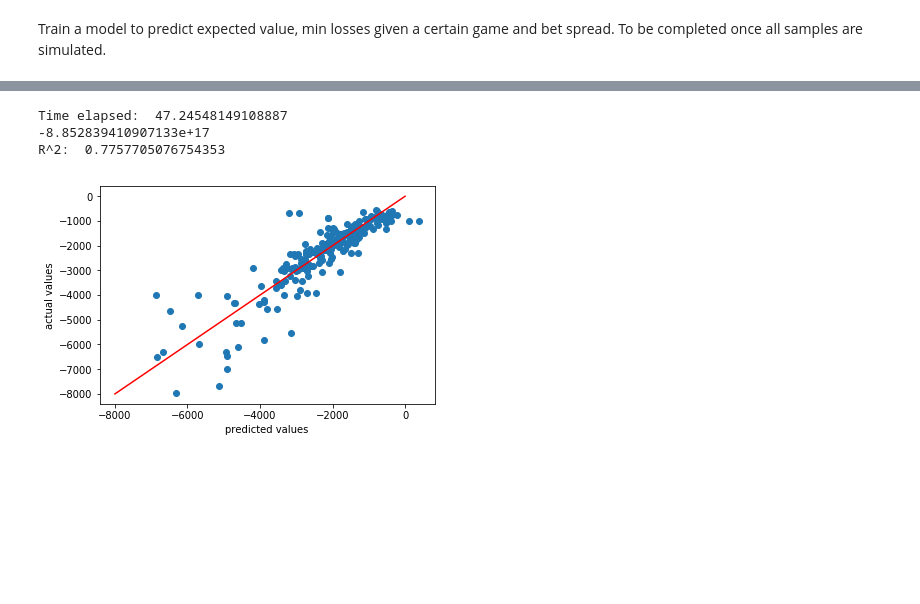
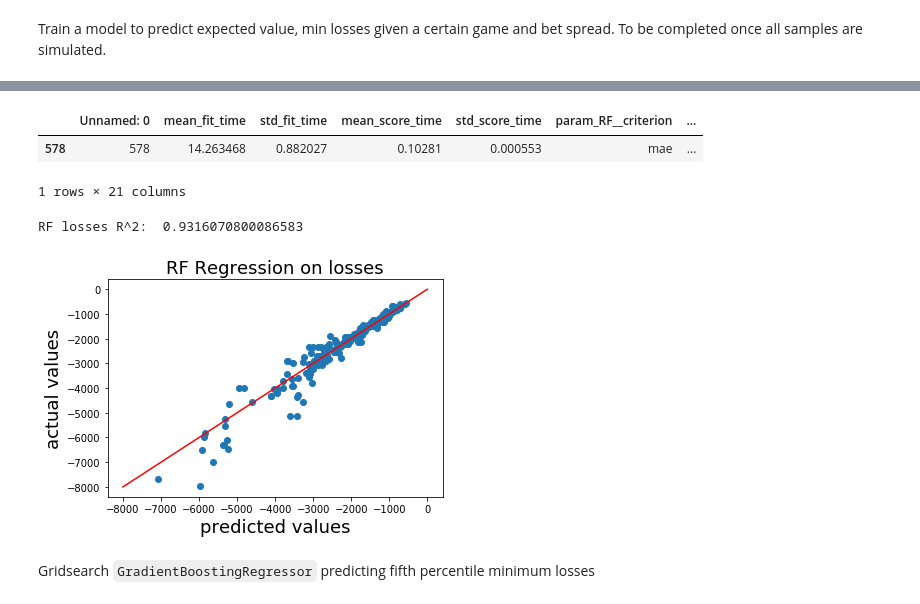
Before and after one commit to scatkinson/BlackjackSimulator, a Jupyter notebook: BlackjackML.ipynb, the cells around one changed output, grey strips where cells are left out. Drawn from its saved outputs; the diff is of its cells as text; code cells hidden in the pictures; blank space fills up the shorter version.

```diff
--- a/BlackjackML.ipynb
+++ b/BlackjackML.ipynb
@@ -515,45 +582,29 @@ R^2:  0.9316070800086583
-# %%
-# grid search polynomial regression
-
-start = time.time()
-
-steps = [('poly',PolynomialFeatures()), ('lr', LinearRegression())]
-
-degrees = [1,2,3,4]
-
-polyreg_params = {'poly__degree':degrees}
-
-polyreg_pipe = Pipeline(steps)
-
-polyreg_losses_cv = GridSearchCV(polyreg_pipe, param_grid=polyreg_params, cv=3)
-
-polyreg_losses_cv.fit(X_train,losses_train)
-
-end = time.time()
-
-
-
-print('Time elapsed: ', end-start)
-
-polyreg_losses_df = pd.DataFrame(polyreg_losses_cv.cv_results_)
-polyreg_losses_df.to_csv('BJ_regression/polyreg_losses_cv_results.csv')
-print(polyreg_losses_cv.best_score_)
-
-polyreg_losses = polyreg_losses_cv.best_estimator_
-polyreg_losses.fit(X_train,losses_train)
-losses_pred = polyreg_losses.predict(X_test)
-print('R^2: ', r2_score(losses_test,losses_pred))
-
-plt.scatter(losses_pred, losses_test)
-plt.plot([-8000,0],[-8000,0], c='r')
-plt.xlabel('predicted values')
-plt.ylabel('actual values')
-plt.show()
-# %% [output]
-Time elapsed:  47.24548149108887
--8.852839410907133e+17
-R^2:  0.7757705076754353
-[figure, removed]
+# %%
+# top result for gridsearch
+RF_losses_df = pd.read_csv('BJ_regression/RF_losses_cv_results.csv')
+RF_losses_df.sort_values('rank_test_score').head(1)
+# %% [output]
+|  | Unnamed: 0 | mean_fit_time | std_fit_time | mean_score_time | std_score_time | param_RF__criterion | ... |
+| 578 | 578 | 14.263468 | 0.882027 | 0.10281 | 0.000553 | mae | ... |
+1 rows × 21 columns
+# %%
+RF_losses = RandomForestRegressor(random_state=2, criterion='mae', max_depth=100, max_features='auto', n_estimators=599)
+RF_losses.fit(X_train,losses_train)
+losses_pred = RF_losses.predict(X_test)
+print('RF losses R^2: ', r2_score(losses_test,losses_pred))
+
+plt.scatter(losses_pred, losses_test)
+plt.plot([-8000,0],[-8000,0], c='r')
+plt.title('RF Regression on losses',fontsize = 18)
+plt.xlabel('predicted values',fontsize = 18)
+plt.ylabel('actual values', fontsize = 18)
+plt.savefig('plots/RF_losses.jpeg')
+plt.show()
+# %% [output]
+RF losses R^2:  0.9316070800086583
+[figure, added]
+# %% [markdown]
+Gridsearch `GradientBoostingRegressor` predicting fifth percentile minimum losses
 # %%
 # grid search gradient boosting regressor
 
```
Also changed, not shown: parts of 27 cells of this notebook, 6 other files.
